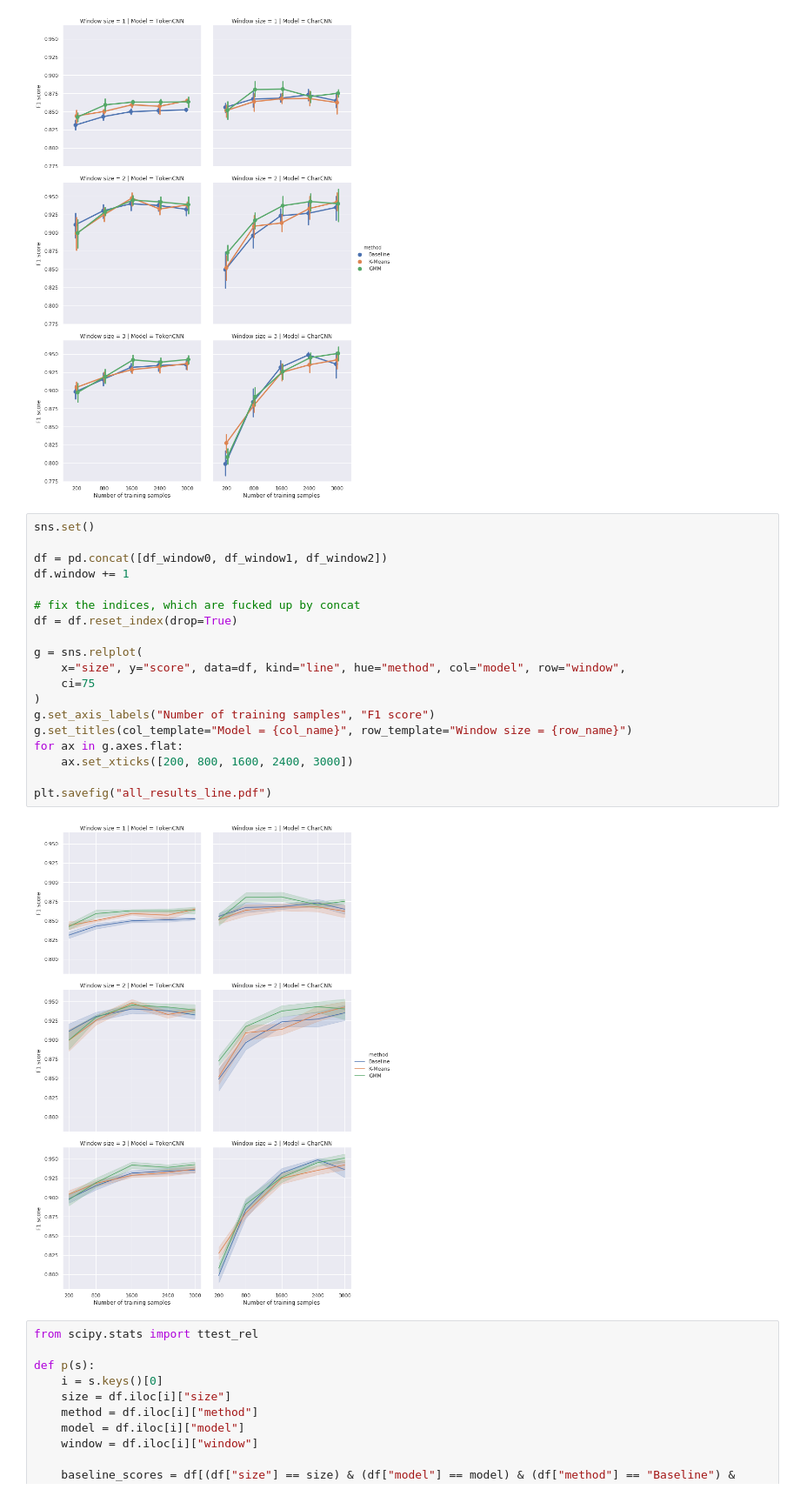
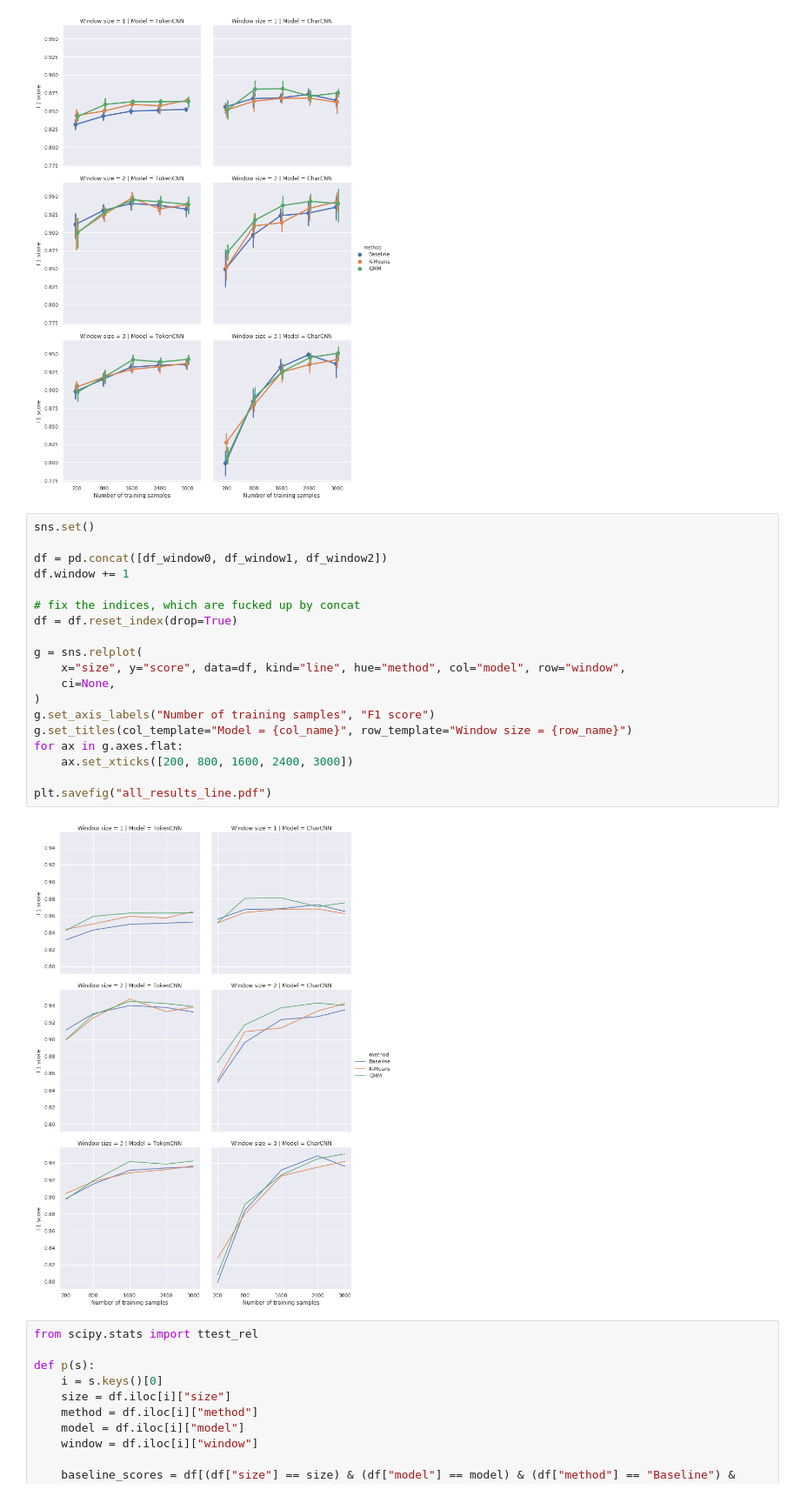
Before and after one commit to maarten990/masterthesis, a Jupyter notebook: supervised/results.ipynb, the cells around one changed output. Shown: that part at 87% size. Drawn from its saved outputs; the diff is of its cells as text.

```diff
--- a/supervised/results.ipynb
+++ b/supervised/results.ipynb
@@ -27,24 +27,24 @@ plt.savefig("all_results.pdf")
 # %%
 sns.set()
 
 df = pd.concat([df_window0, df_window1, df_window2])
 df.window += 1
 
 # fix the indices, which are fucked up by concat
 df = df.reset_index(drop=True)
 
 g = sns.relplot(
     x="size", y="score", data=df, kind="line", hue="method", col="model", row="window",
-    ci=75
+    ci=None,
 )
 g.set_axis_labels("Number of training samples", "F1 score")
 g.set_titles(col_template="Model = {col_name}", row_template="Window size = {row_name}")
 for ax in g.axes.flat:
     ax.set_xticks([200, 800, 1600, 2400, 3000])
 
 plt.savefig("all_results_line.pdf")
 # %% [output]
-[figure, old version]
+[figure, new version]
 # %%
 from scipy.stats import ttest_rel
 
```
Also changed, not shown: parts of 1 cell of this notebook.
